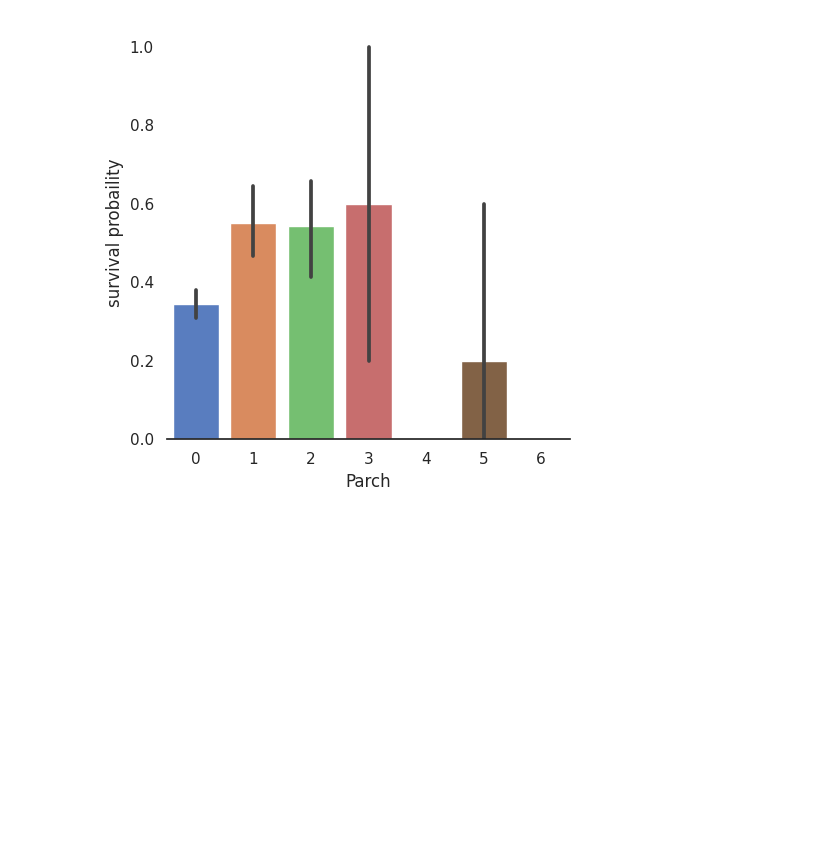
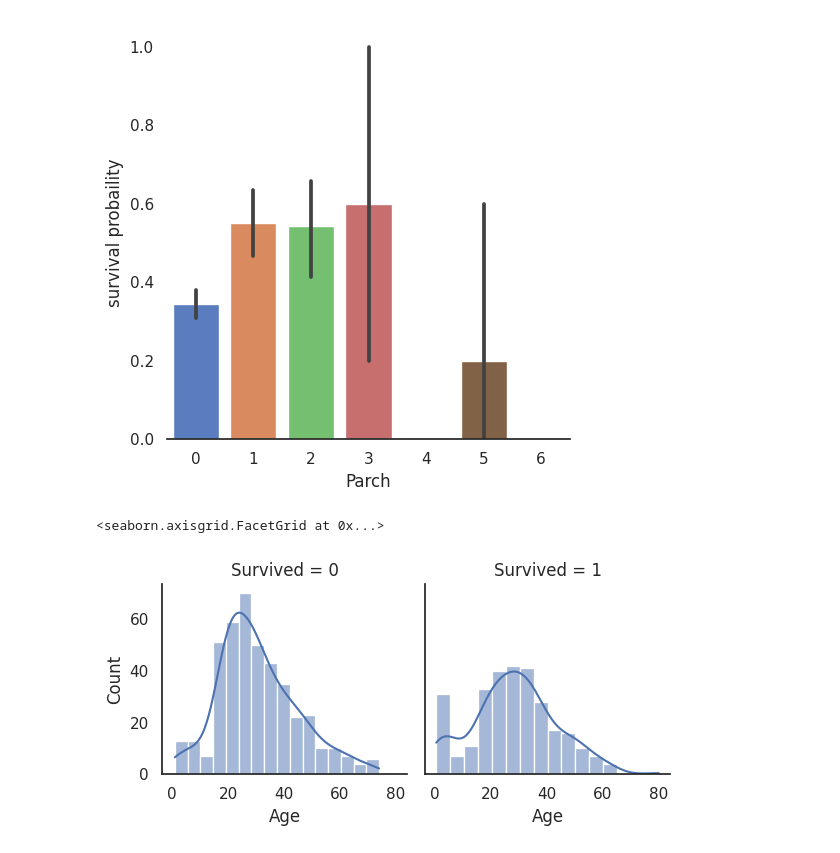
Before and after one commit to jhk990602/datapractice, a Jupyter notebook: Titanic_Top_4_with_ensemble_modeling.ipynb, the cells around one changed output. Cells and saved outputs as stored; diff of their text form; code cells hidden in the pictures; blank space fills up the shorter version.

```diff
--- a/Titanic_Top_4_with_ensemble_modeling.ipynb
+++ b/Titanic_Top_4_with_ensemble_modeling.ipynb
@@ -181,3 +181,10 @@ g.despine(left=True)
 g=g.set_ylabels('survival probaility')
 # %% [output]
 [figure]
+# %%
+#Explore Age vs Survived
+g = sns.FacetGrid(train, col='Survived')
+g.map_dataframe(sns.histplot, x="Age", kde=True)
+# %% [output]
+<seaborn.axisgrid.FacetGrid at 0x...>
+[figure, added]
```
Also changed, not shown: parts of 25 cells of this notebook.
